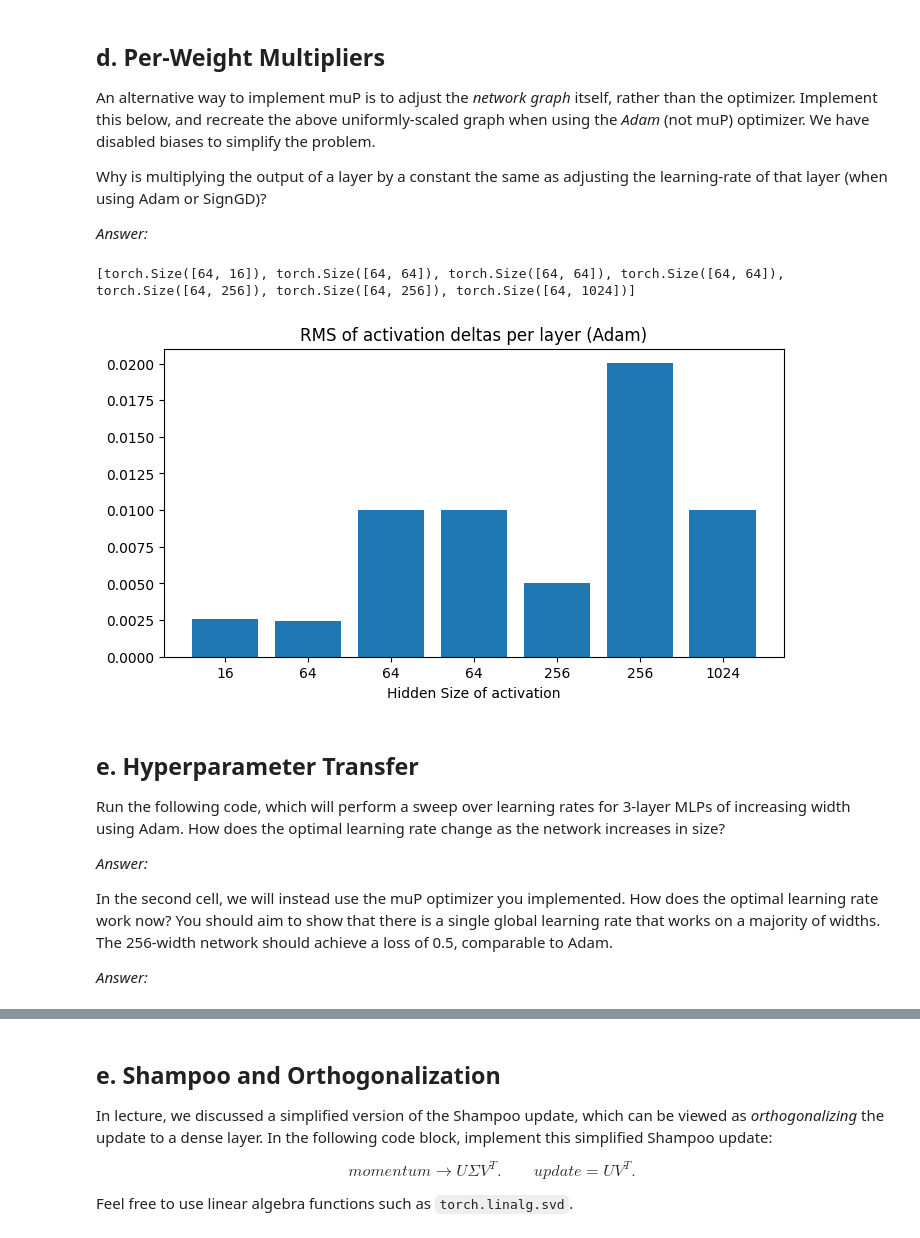
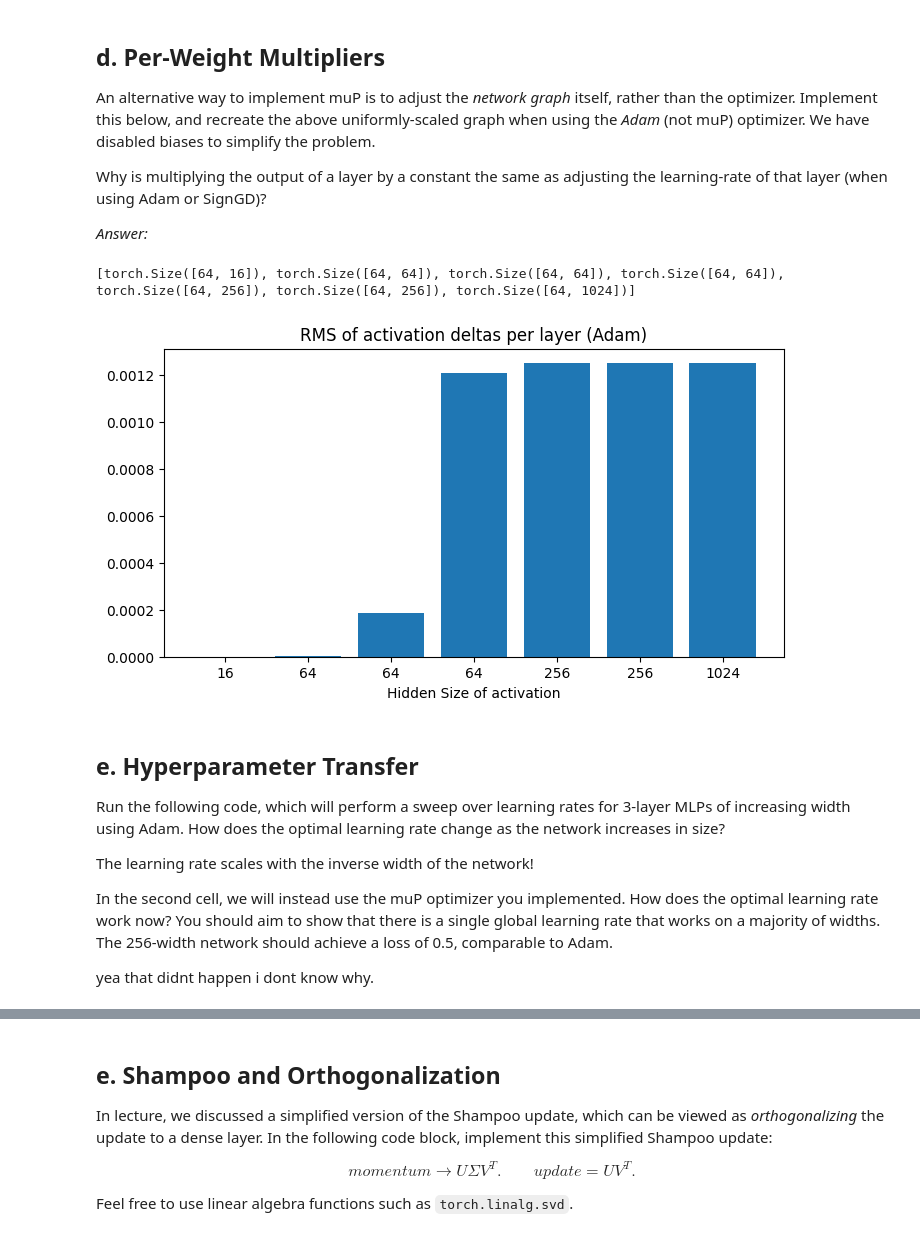
Before and after one commit to nilsvselte/OSLab1, a Jupyter notebook: hw03/code/q_mup_coding.ipynb, the cells around one changed output, grey strips where cells are left out. Saved outputs shown, nothing was run; the diff lists cells and outputs as text; code cells hidden in the pictures.

```diff
--- a/hw03/code/q_mup_coding.ipynb
+++ b/hw03/code/q_mup_coding.ipynb
@@ -319,41 +319,41 @@ Why is multiplying the output of a layer by a constant the same as adjusting the
 # %%
 class ScaledMLP(nn.Module):
     def __init__(self, input_size=784, hidden_sizes = [8, 16, 32, 64, 128], num_classes=10):
         super(ScaledMLP, self).__init__()
         all_hidden_sizes = [input_size] + hidden_sizes + [num_classes]
         self.layers = nn.ModuleList()
         for i in range(len(all_hidden_sizes)-1):
             self.layers.append(nn.Linear(all_hidden_sizes[i], all_hidden_sizes[i+1], bias=False))
         self.sigmoid = nn.Sigmoid()
 
     def forward(self, x):
         activations = []
         x = x.view(x.size(0), -1)  # Flatten: (batch_size, 28*28)
+        scale = 1
         for layer in self.layers[:-1]:
           x = layer(x)
-          d_in = layer.weight.shape[1]
-          scale = 1.0 / np.sqrt(d_in)
-          x = scale * x
+          p_shape = layer.weight.shape
+          x = x / p_shape[1]
           x = self.sigmoid(x)
           activations.append(x)
         x = self.layers[-1](x)
         activations = activations[1:]
         return x, [a.detach() for a in activations]
 
 train_one_step(mlp=ScaledMLP, optimizer=SimpleAdam)
 # %% [output]
 [torch.Size([64, 16]), torch.Size([64, 64]), torch.Size([64, 64]), torch.Size([64, 64]), torch.Size([64, 256]), torch.Size([64, 256]), torch.Size([64, 1024])]
-[figure, old version]
+[figure, new version]
 # %% [markdown]
 ## e. Hyperparameter Transfer
 
 Run the following code, which will perform a sweep over learning rates for 3-layer MLPs of increasing width using Adam. How does the optimal learning rate change as the network increases in size?
 
-*Answer:*
+The learning rate scales with the inverse width of the network!
 
 In the second cell, we will instead use the muP optimizer you implemented. How does the optimal learning rate work now? You should aim to show that there is a single global learning rate that works on a majority of widths. The 256-width network should achieve a loss of 0.5, comparable to Adam.
 
-*Answer:*
+yea that didnt happen i dont know why.
 # %%
 valid_idx = np.random.randint(0, len(train_images), size=64)
 valid_images = train_images[valid_idx]
```
Also changed, not shown: parts of 4 cells of this notebook.
